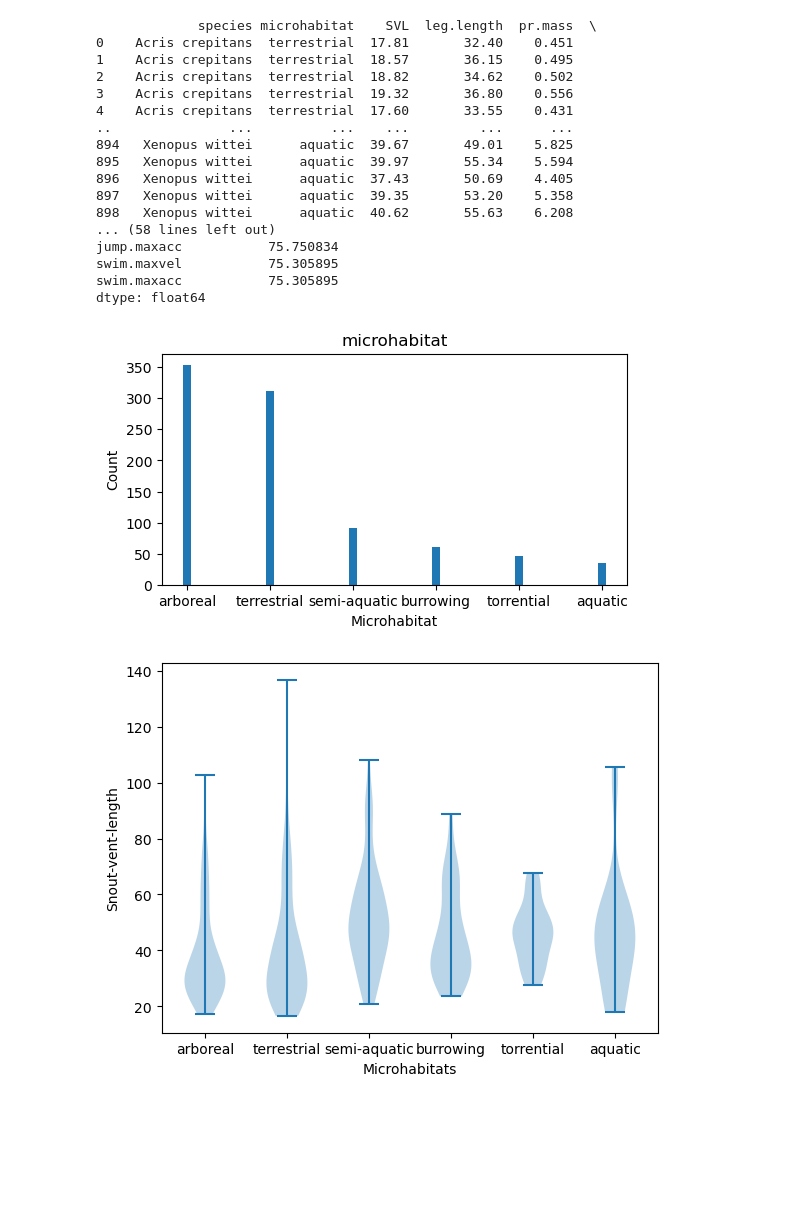
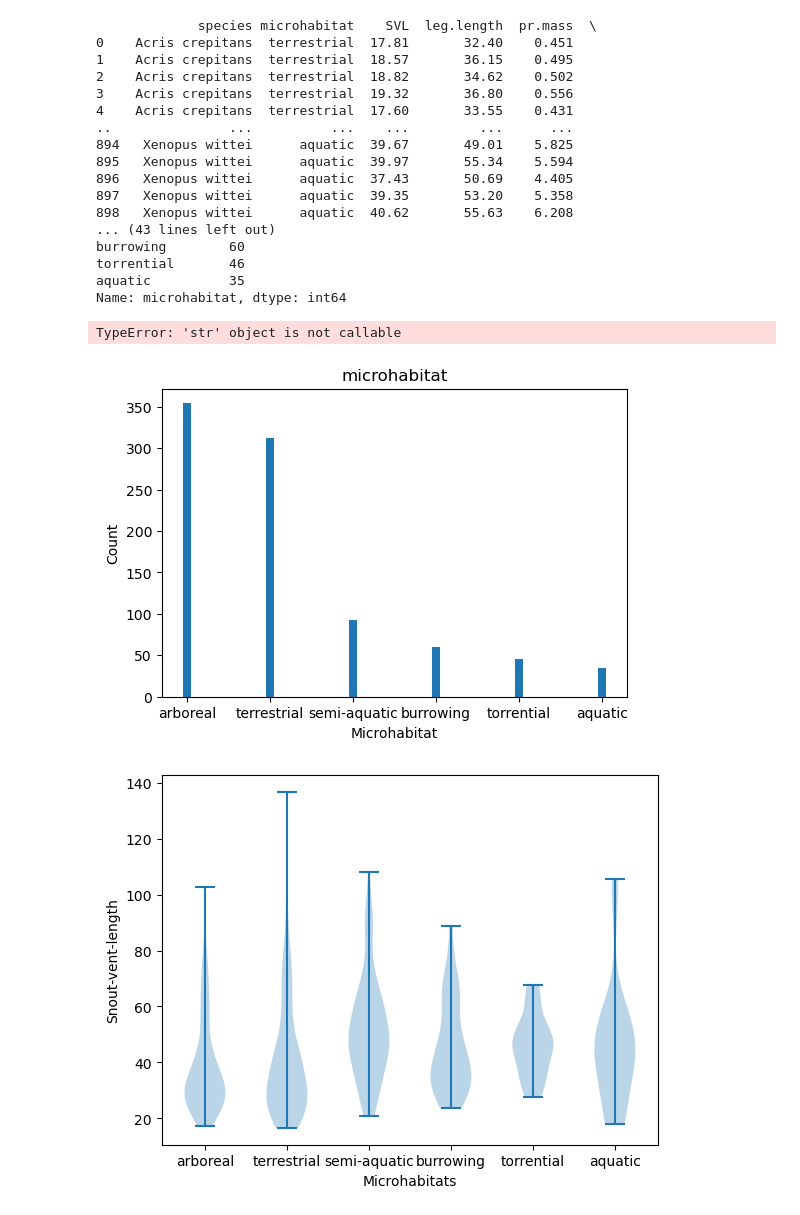
Before and after one commit to nandersonk/Frog-Microhabitat-Classification, a Jupyter notebook: src/DATA1030project.ipynb, the cells around one changed output. Saved outputs shown, nothing was run; the diff lists cells and outputs as text; code cells hidden in the pictures; blank space fills up the shorter version.

```diff
--- a/src/DATA1030project.ipynb
+++ b/src/DATA1030project.ipynb
@@ -11,40 +11,41 @@ print(dfdropcolumn)
 dfdropcolumn.info(verbose = True)
 print(dfdropcolumn.dtypes)
 
 print(dfdropcolumn['microhabitat'].describe())
 
 import matplotlib
 from matplotlib import pylab as plt
 
 print(dfdropcolumn['microhabitat'].value_counts())
 
 path = "/Users/nigelk.anderson/Desktop/DATA 1030/DATA1030-Fall2022/Frog-Microhabitat-Classification/figures"
-plt.figure(figsize=(6,3))
+plt.figure(figsize=(6,4))
 barplot = dfdropcolumn['microhabitat'].value_counts().plot(kind='bar', rot = 0, width = 0.1, subplots = True, ylabel = 'Count', xlabel = 'Microhabitat')
 plt.savefig('/Users/nigelk.anderson/Desktop/DATA 1030/DATA1030-Fall2022/Frog-Microhabitat-Classification/figures/barplot2.png', dpi=300)
 
 
 percent_missing = df.isnull().sum() * 100 / len(df)
 print(percent_missing)
 # %% [output]
              species microhabitat    SVL  leg.length  pr.mass  \
 0    Acris crepitans  terrestrial  17.81       32.40    0.451
 1    Acris crepitans  terrestrial  18.57       36.15    0.495
 2    Acris crepitans  terrestrial  18.82       34.62    0.502
 3    Acris crepitans  terrestrial  19.32       36.80    0.556
 4    Acris crepitans  terrestrial  17.60       33.55    0.431
 ..               ...          ...    ...         ...      ...
 894   Xenopus wittei      aquatic  39.67       49.01    5.825
 895   Xenopus wittei      aquatic  39.97       55.34    5.594
 896   Xenopus wittei      aquatic  37.43       50.69    4.405
 897   Xenopus wittei      aquatic  39.35       53.20    5.358
 898   Xenopus wittei      aquatic  40.62       55.63    6.208
-... (58 lines left out)
-jump.maxacc           75.750834
-swim.maxvel           75.305895
-swim.maxacc           75.305895
-dtype: float64
+... (43 lines left out)
+burrowing        60
+torrential       46
+aquatic          35
+Name: microhabitat, dtype: int64
+TypeError: 'str' object is not callable
-[figure, old version]
+[figure, new version]
 # %%
 dataset = [dfdropcolumn[dfdropcolumn['microhabitat']=='arboreal']['SVL'].values,
            dfdropcolumn[dfdropcolumn['microhabitat']=='terrestrial']['SVL'].values,
```
Also changed, not shown: parts of 12 cells of this notebook, 3 other files.
